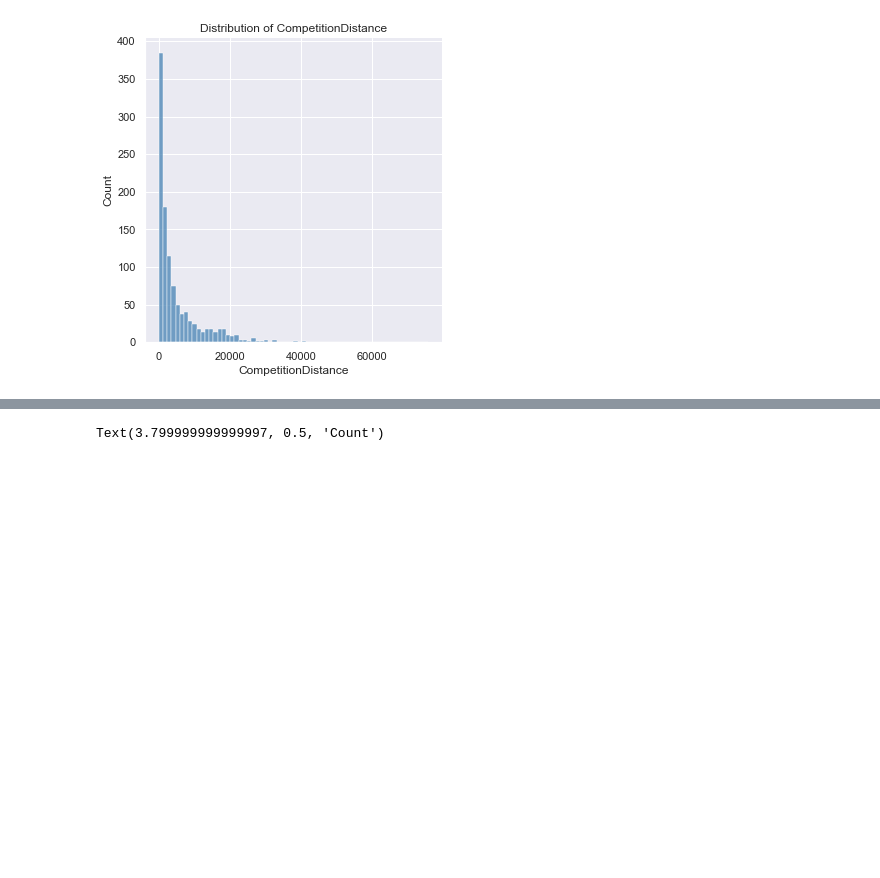
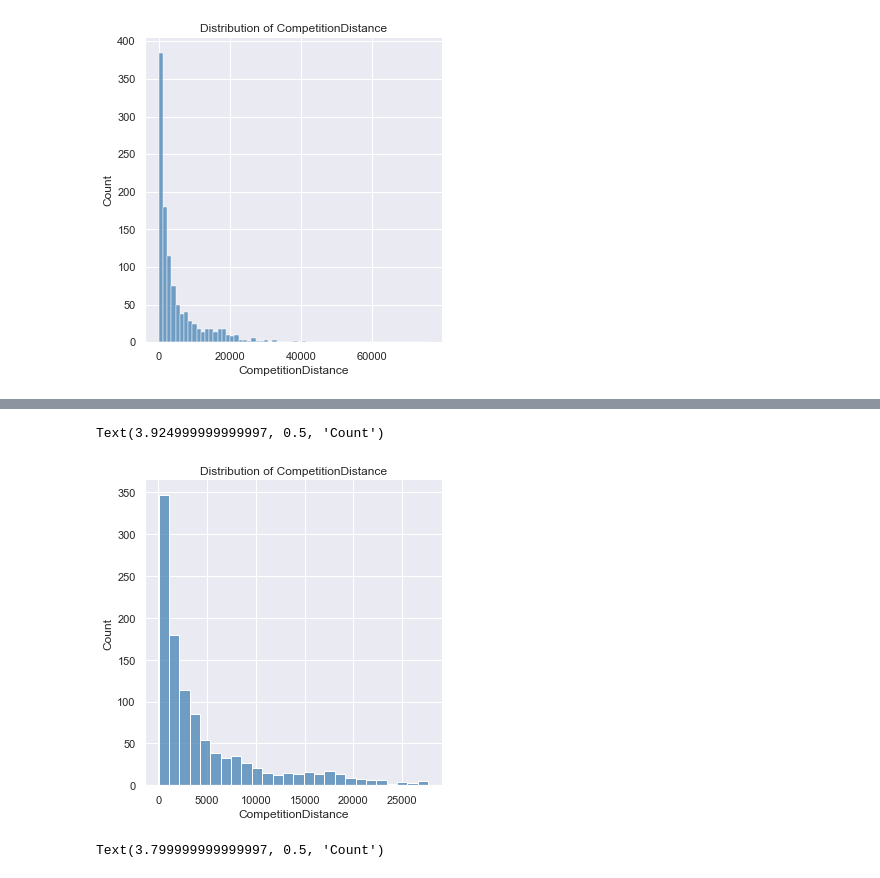
Before and after one commit to CYCCCCC/store_sales_prediction, a Jupyter notebook: store_sales.ipynb, the cells around one changed output, grey strips where cells are left out. Saved outputs shown, nothing was run; the diff lists cells and outputs as text; code cells hidden in the pictures; blank space fills up the shorter version.

```diff
--- a/store_sales.ipynb
+++ b/store_sales.ipynb
@@ -124,0 +140,5 @@ Text(3.799999999999997, 0.5, 'Count')
+# %%
+dist_mean = store['CompetitionDistance'].mean()
+dist_std = store['CompetitionDistance'].std()
+
+upper = dist_mean + 3*dist_std
@@ -125,3 +153,11 @@ Text(3.799999999999997, 0.5, 'Count')
+# %%
+sns.displot(store[store['CompetitionDistance']<upper]['CompetitionDistance'], kde=False, color='steelblue')
+plt.title('Distribution of CompetitionDistance')
+plt.xlabel('CompetitionDistance')
+plt.ylabel('Count')
+# %% [output]
+Text(3.924999999999997, 0.5, 'Count')
+[figure, added]
 # %%
 sns.displot(store['CompetitionOpenSinceMonth'], kde=False, color='steelblue')
 plt.title('Distribution of CompetitionOpenSinceMonth')
```
Also changed, not shown: parts of 23 cells of this notebook.
